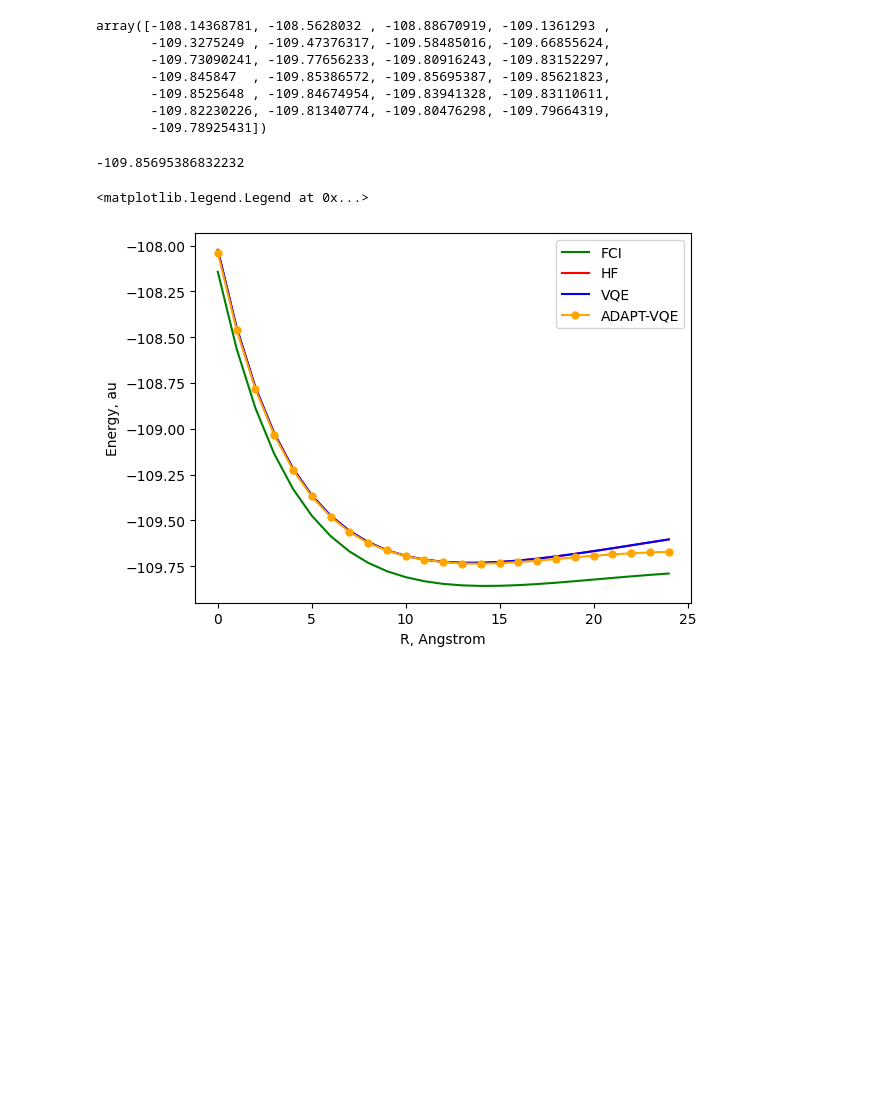
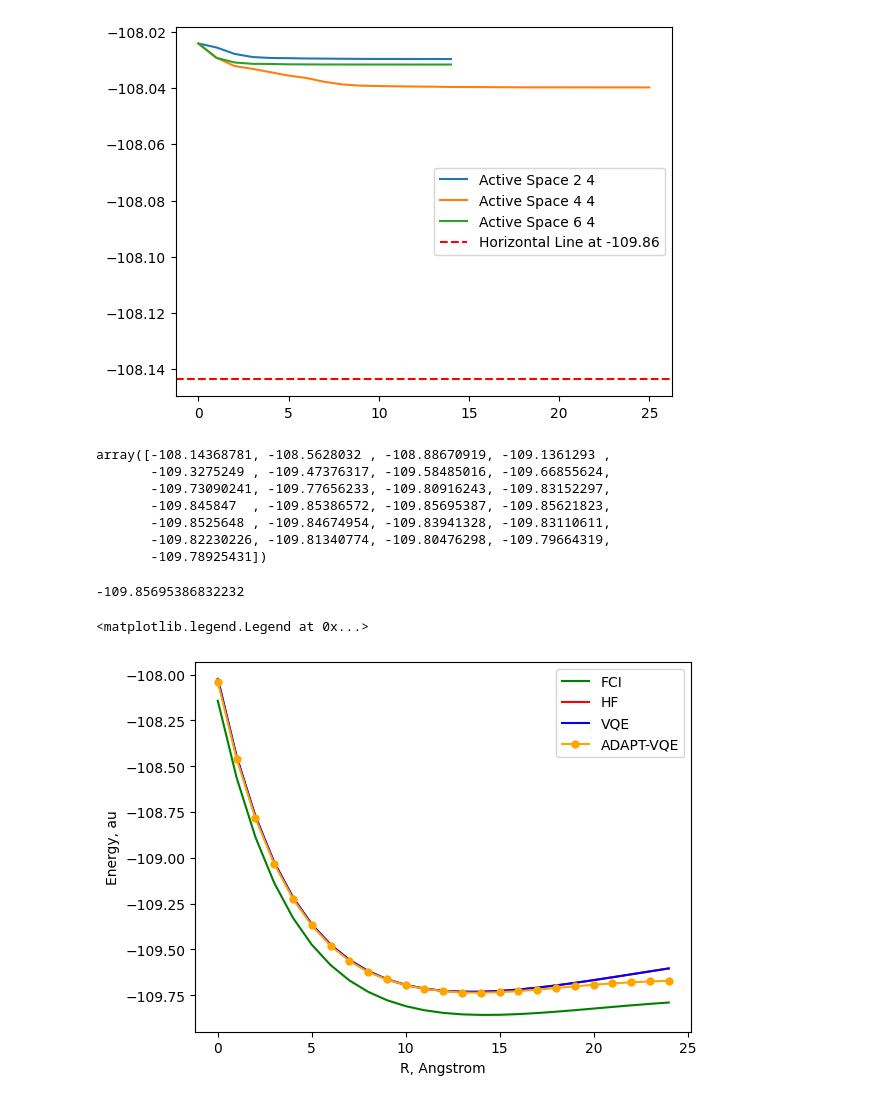
Before and after one commit to azhar-ikhtiarudin/variational-quantum-eigensolver, a Jupyter notebook: N2H4/active_space/data/visualizer.ipynb, the cells around one changed output. Cells and saved outputs as stored; diff of their text form; code cells hidden in the pictures; blank space fills up the shorter version.

Commit message:
edit n2h4 active space

```diff
--- a/N2H4/active_space/data/visualizer.ipynb
+++ b/N2H4/active_space/data/visualizer.ipynb
@@ -20,3 +24,15 @@ plt.legend()
+# %%
+import matplotlib.pyplot as plt
+
+plt.plot(data_3_2_4, label="Active Space 2 4")
+plt.plot(data_3_4_4, label="Active Space 4 4")
+plt.plot(data_3_6_4, label="Active Space 6 4")
+plt.axhline(y=-108.14368781, color='r', linestyle='--', label='Horizontal Line at -109.86')
+plt.legend()
+
+plt.show()
+# %% [output]
+[figure, added]
 # %%
 fci_data
 # %% [output]
```
Also changed, not shown: parts of 1 cell of this notebook, 6 other files.
